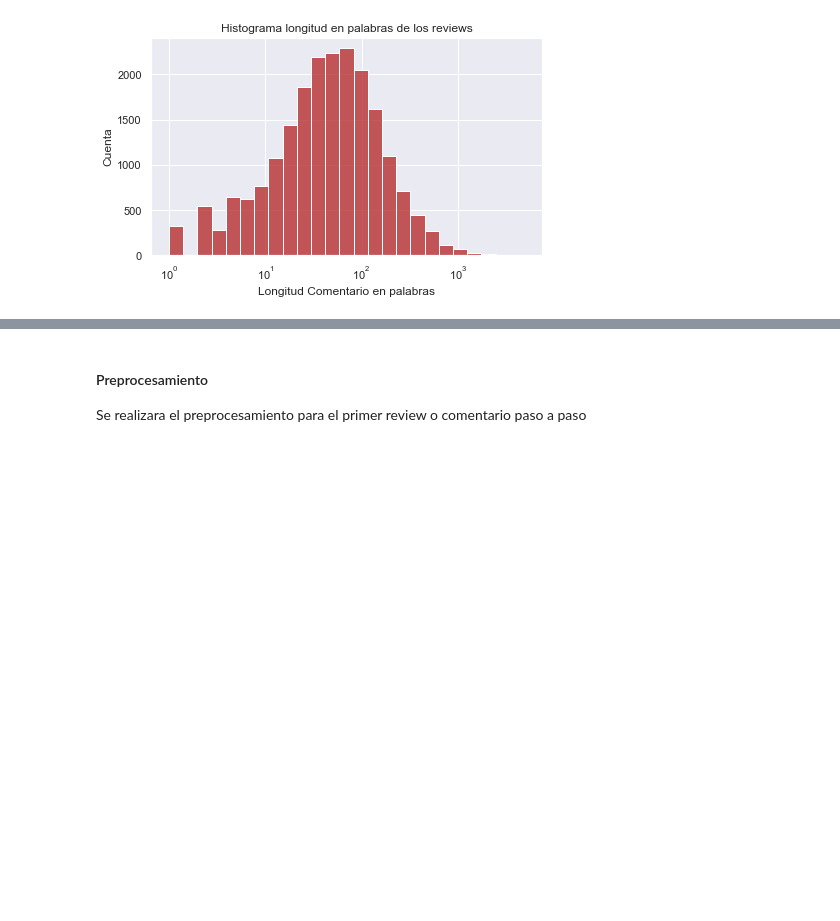
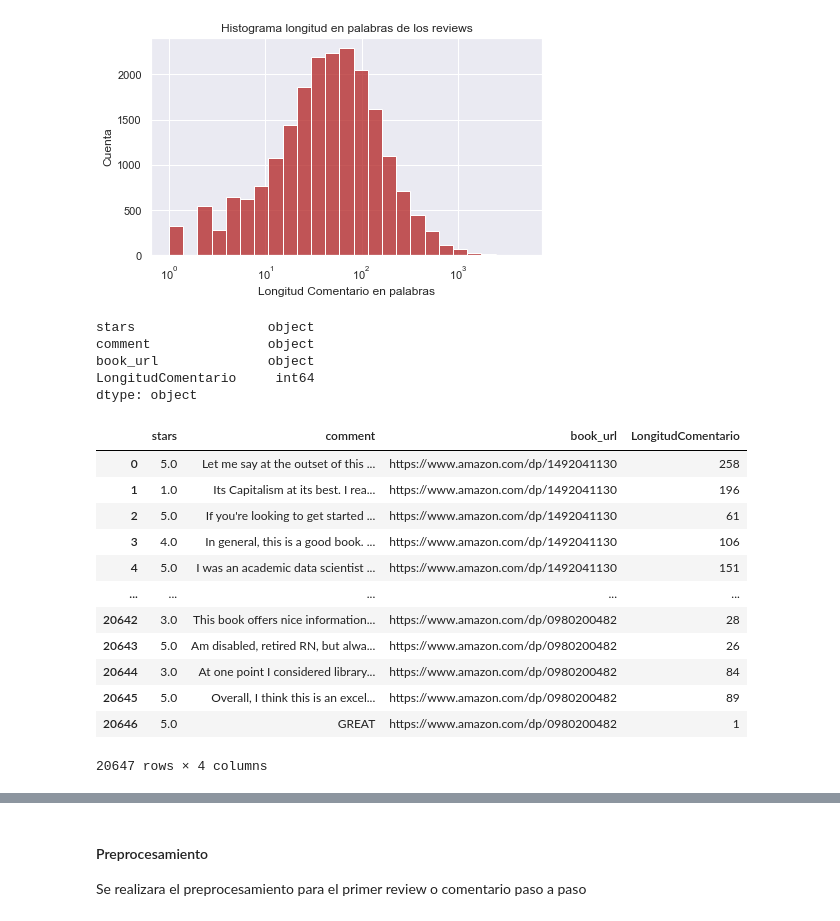
Before and after one commit to luisenerio/ProcesamientoDatosLuisLopezNerio1487280, a Jupyter notebook: Tarea1/Tarea1LuisLopezNerio.ipynb, the cells around one changed output, grey strips where cells are left out. Saved outputs shown, nothing was run; the diff lists cells and outputs as text; code cells hidden in the pictures; blank space fills up the shorter version.

```diff
--- a/Tarea1/Tarea1LuisLopezNerio.ipynb
+++ b/Tarea1/Tarea1LuisLopezNerio.ipynb
@@ -82,3 +82,27 @@ ax.set( xlabel = "Longitud Comentario en palabras", ylabel = "Cuenta",title='His
  Text(0, 0.5, 'Cuenta'),
  Text(0.5, 1.0, 'Histograma longitud en palabras de los reviews')]
 [figure]
+# %%
+base.dtypes
+# %% [output]
+stars                 object
+comment               object
+book_url              object
+LongitudComentario     int64
+dtype: object
+# %%
+base
+# %% [output]
+|  | stars | comment | book_url | LongitudComentario |
+| 0 | 5.0 | Let me say at the outset of this ... | https://www.amazon.com/dp/1492041130 | 258 |
+| 1 | 1.0 | Its Capitalism at its best. I rea... | https://www.amazon.com/dp/1492041130 | 196 |
+| 2 | 5.0 | If you're looking to get started ... | https://www.amazon.com/dp/1492041130 | 61 |
+| 3 | 4.0 | In general, this is a good book. ... | https://www.amazon.com/dp/1492041130 | 106 |
+| 4 | 5.0 | I was an academic data scientist ... | https://www.amazon.com/dp/1492041130 | 151 |
+| ... | ... | ... | ... | ... |
+| 20642 | 3.0 | This book offers nice information... | https://www.amazon.com/dp/0980200482 | 28 |
+| 20643 | 5.0 | Am disabled, retired RN, but alwa... | https://www.amazon.com/dp/0980200482 | 26 |
+| 20644 | 3.0 | At one point I considered library... | https://www.amazon.com/dp/0980200482 | 84 |
+| 20645 | 5.0 | Overall, I think this is an excel... | https://www.amazon.com/dp/0980200482 | 89 |
+| 20646 | 5.0 | GREAT | https://www.amazon.com/dp/0980200482 | 1 |
+20647 rows × 4 columns
```
Also changed, not shown: parts of 3 cells of this notebook, 2 other files.
